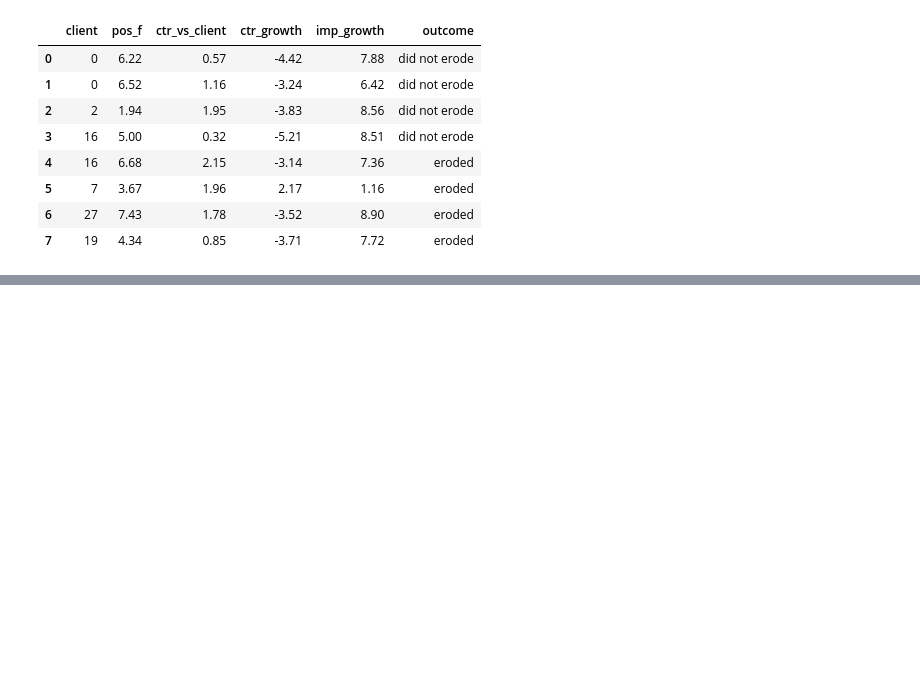
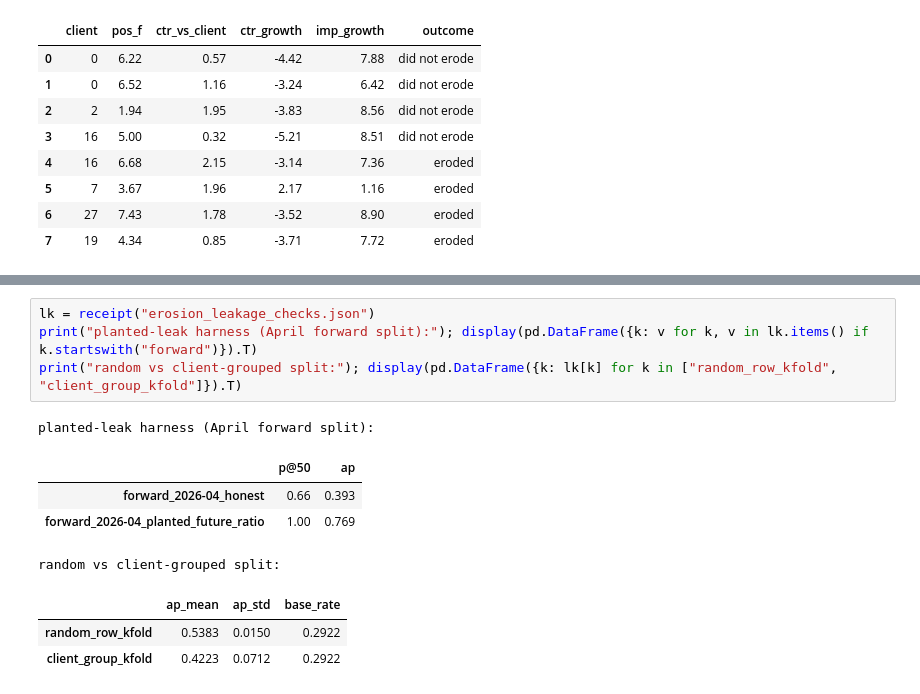
Before and after one commit to Tessa-Saumu/FlyRank-ML-Internship, a Jupyter notebook: work/notebooks/w06_validation_audit.ipynb, the cells around one changed output, grey strips where cells are left out. Cells and saved outputs as stored; diff of their text form; blank space fills up the shorter version.

```diff
--- a/work/notebooks/w06_validation_audit.ipynb
+++ b/work/notebooks/w06_validation_audit.ipynb
@@ -169,0 +191,13 @@ rule to the sealed month after seeing it: that would be tuning on the test.
+# %%
+lk = receipt("erosion_leakage_checks.json")
+print("planted-leak harness (April forward split):"); display(pd.DataFrame({k: v for k, v in lk.items() if k.startswith("forward")}).T)
+print("random vs client-grouped split:"); display(pd.DataFrame({k: lk[k] for k in ["random_row_kfold", "client_group_kfold"]}).T)
+# %% [output]
+planted-leak harness (April forward split):
+|  | p@50 | ap |
+| forward_2026-04_honest | 0.66 | 0.393 |
+| forward_2026-04_planted_future_ratio | 1.00 | 0.769 |
+random vs client-grouped split:
+|  | ap_mean | ap_std | base_rate |
+| random_row_kfold | 0.5383 | 0.0150 | 0.2922 |
+| client_group_kfold | 0.4223 | 0.0712 | 0.2922 |
```
Also changed, not shown: parts of 12 cells of this notebook, 12 other files.
